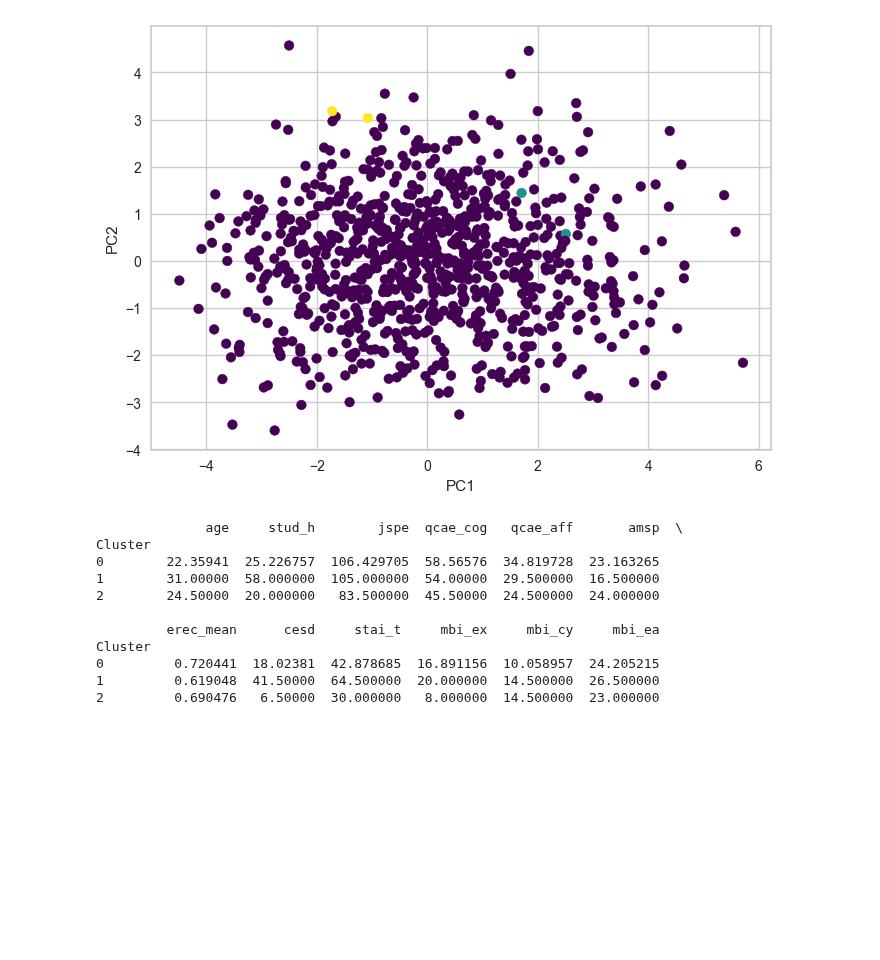
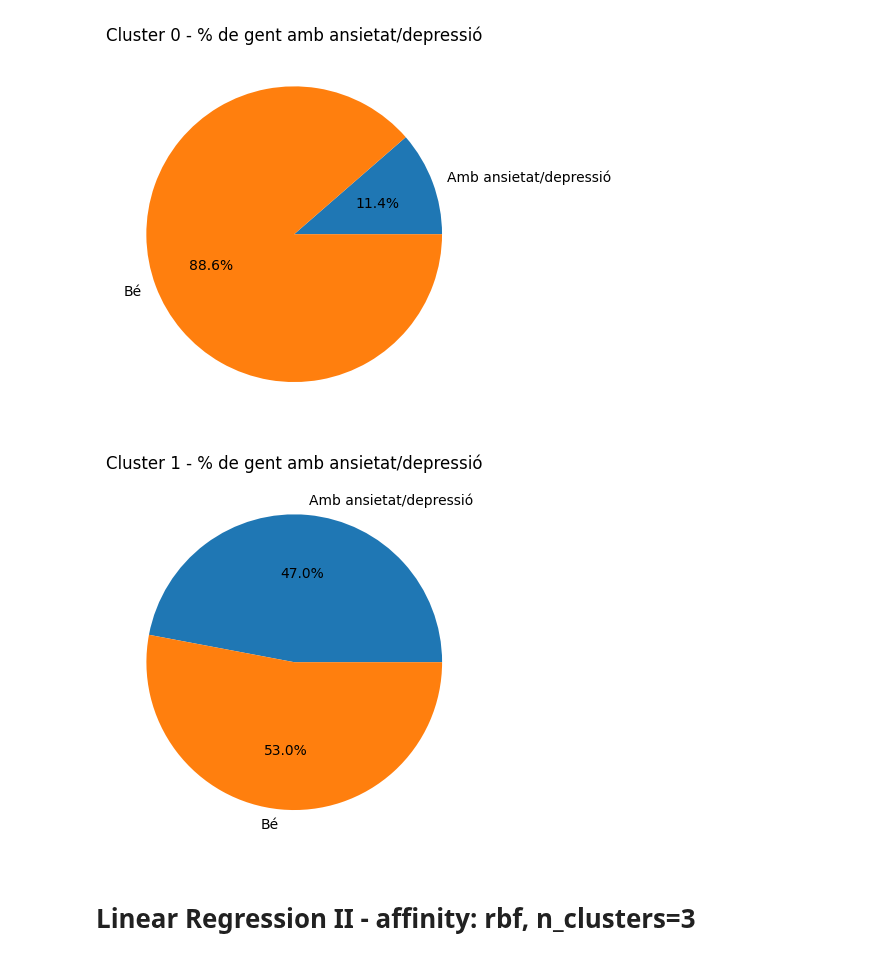
Before and after one commit to DCC-UAB/ACproject-07, a Jupyter notebook: codi/SpectralClusteringModificat.ipynb, the cells around one changed output. Cells and saved outputs as stored; diff of their text form; code cells hidden in the pictures; blank space fills up the shorter version.

```diff
--- a/codi/SpectralClusteringModificat.ipynb
+++ b/codi/SpectralClusteringModificat.ipynb
@@ -244,0 +79,5 @@ import numpy as np
+# %%
+#Fem Dataset per avaluar el model
+df_aval = df_clustered.copy()
+df_aval['target'] = y
+df_aval
@@ -244,0 +98,11 @@ import numpy as np
+# %%
+# Filtrem les files amb 'target' superior a threshold
+df_target_gt_threshold = df_aval[df_aval['target'] > threshold]
+
+# Fem el recompte agrupant per 'cluster'
+count_by_cluster = df_target_gt_threshold.groupby('cluster').size()
+
+# Mostrem el resultat
+print("Recompte estudiants que necessiten ajuda\n", count_by_cluster)
+
+print("\nRecompte estudiants totals en cluster\n", total_cluster)
@@ -244,0 +121,13 @@ import numpy as np
+# %%
+for i in range(n_clusters):
+    cluster_points = df_clustered[df_clustered['cluster'] == i]
+    plt.scatter(cluster_points['mbi_ex'], cluster_points['erec_mean'], label=f'Cluster {i}')
+
+# Plot dels punts que superen el llindar amb marques diferents (per exemple, cercles buits)
+plt.scatter(df_target_gt_threshold['mbi_ex'], df_target_gt_threshold['erec_mean'], label='Ajuda Necessària', facecolors='none', edgecolors='r', marker='o', s=100)
+
+plt.title('Clusters generats amb Spectral Clustering')
+plt.xlabel('mbi_ex')
+plt.ylabel('erec_mean')
+plt.legend()
+plt.show()
@@ -244,0 +136,17 @@ import numpy as np
+# %%
+labels = 'Amb ansietat/depressió', 'Bé'
+dades = []
+for c in range(n_clusters):
+    resta = total_cluster[c] - count_by_cluster[c]
+    dades.append([count_by_cluster[c], resta])
+
+for i, d in enumerate(dades):
+    fig, ax = plt.subplots()
+    ax.pie(d, labels=labels, autopct='%1.1f%%')
+    ax.set_title(f'Cluster {i} - % de gent amb ansietat/depressió')
+    plt.show()
+# %% [output]
+[figure, added]
+[figure, added]
+# %% [markdown]
+# Linear Regression II - affinity: rbf, n_clusters=3
@@ -249,8 +171,0 @@ clusters = model_sc.fit_predict(pca_features)
-# %%
-# scatter plot of the first two principal components
-plt.scatter(pca_features[:,0], pca_features[:,1], c=clusters, cmap='viridis')
-plt.xlabel('PC1')
-plt.ylabel('PC2')
-plt.show()
-# %% [output]
-[figure, removed]
@@ -261,19 +171,0 @@ df_clustered['Cluster'] = clusters
-# %%
-# Calcular las propiedades de cada cluster (media de las variables)
-cluster_grouped = df_clustered.groupby('Cluster')
-cluster_properties = cluster_grouped.mean()
-
-# Imprimir las propiedades de cada cluster
-print(cluster_properties)
-# %% [output]
-              age     stud_h        jspe  qcae_cog   qcae_aff       amsp  \
-Cluster
-0        22.35941  25.226757  106.429705  58.56576  34.819728  23.163265
-1        31.00000  58.000000  105.000000  54.00000  29.500000  16.500000
-2        24.50000  20.000000   83.500000  45.50000  24.500000  24.000000
-
-         erec_mean      cesd     stai_t     mbi_ex     mbi_cy     mbi_ea
-Cluster
-0         0.720441  18.02381  42.878685  16.891156  10.058957  24.205215
-1         0.619048  41.50000  64.500000  20.000000  14.500000  26.500000
-2         0.690476   6.50000  30.000000   8.000000  14.500000  23.000000
```
Also changed, not shown: parts of 62 cells of this notebook, 1 other file.
